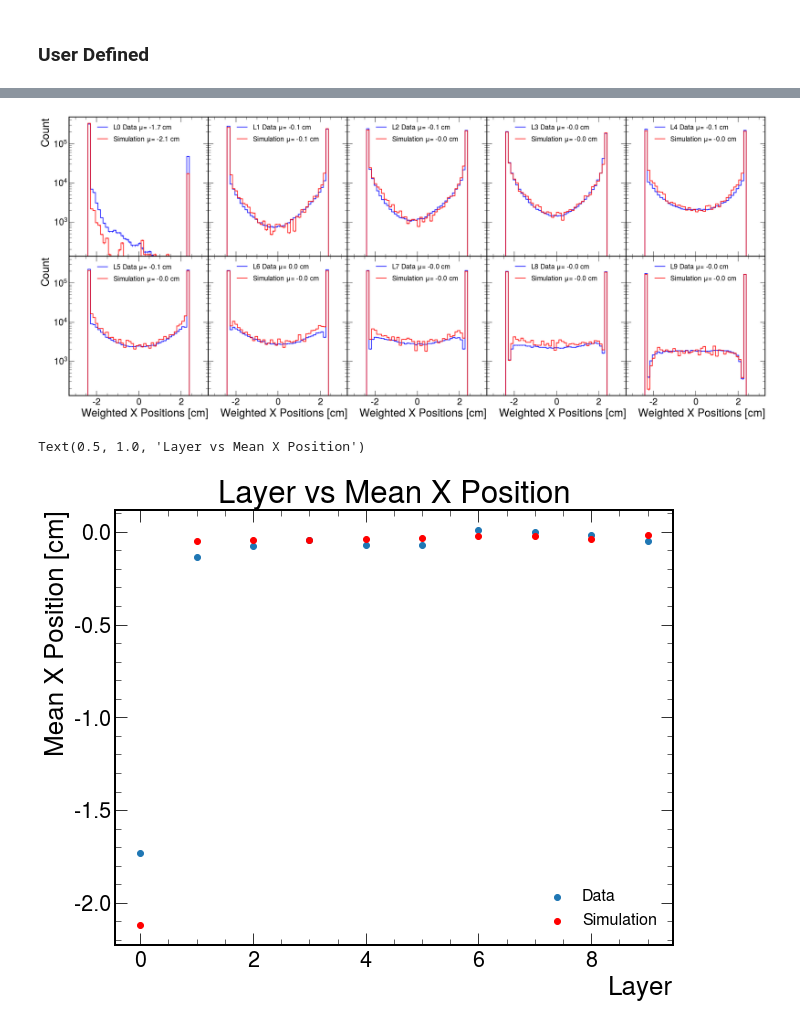
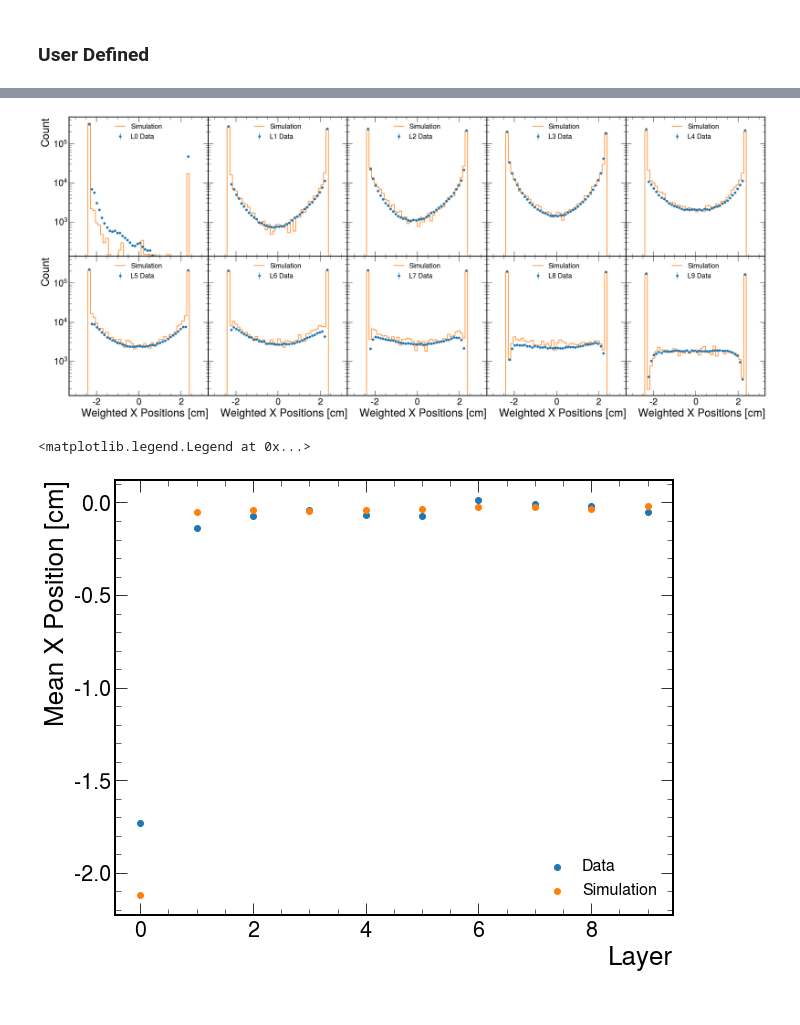
Before and after one commit to sebouh137/beamtest_plots, a Jupyter notebook: TestBeamSimAnalysis.ipynb, the cells around one changed output, grey strips where cells are left out. Cells and saved outputs as stored; diff of their text form; code cells hidden in the pictures.

```diff
--- a/TestBeamSimAnalysis.ipynb
+++ b/TestBeamSimAnalysis.ipynb
@@ -339,26 +473,26 @@ for i in range(40):
     h = hist.Hist(hist.axis.Regular(50, 0, 50, name="data"))
     h.fill(np.array(getattr(data_df,"Ch_{}_LG".format("{:02d}".format(i)))))
     h *= 1.0
-    h.plot(color='blue',label=f"Channel {i} Data")
+    #h.plot(color='blue',label=f"Channel {i} Data")
 
     # Calculate the square root of the histogram values (errors)
     errors = np.sqrt(h.view())
     # Create a numpy array for the bin centers
     bin_centers = 0.5 * (h.axes[0].edges[:-1] + h.axes[0].edges[1:])
     # Plot the histogram with error bars
-    plt.errorbar(bin_centers, h.view(), yerr=errors, fmt='none', ecolor='blue', capsize=0, elinewidth=1, markeredgewidth=0)
+    plt.errorbar(bin_centers, h.view(), yerr=errors, fmt='o', ecolor='tab:blue', color='tab:blue', capsize=0, elinewidth=1, markeredgewidth=0,label=f"Channel {i} Data",zorder=1)
 
     h = hist.Hist(hist.axis.Regular(50, 0, 50, name="sim"))
     h.fill(np.array(getattr(sim_df,"Ch_{}_LG".format("{:02d}".format(i)))))
     h *= beamEvts/simEvts
-    h.plot(color='red',label="Simulation")
+    h.plot(color='tab:orange',label="Simulation",zorder=2)
 
     # Calculate the square root of the histogram values (errors)
     errors = np.sqrt(h.view())
     # Create a numpy array for the bin centers
     bin_centers = 0.5 * (h.axes[0].edges[:-1] + h.axes[0].edges[1:])
     # Plot the histogram with error bars
-    plt.errorbar(bin_centers, h.view(), yerr=errors, fmt='none', ecolor='red', capsize=0, elinewidth=1, markeredgewidth=0)
+    #plt.errorbar(bin_centers, h.view(), yerr=errors, fmt='none', ecolor='tab:orange', capsize=0, elinewidth=1, markeredgewidth=0,zorder=2)
 
     plt.yscale("log")
     plt.legend(loc='upper right', fontsize=20)
@@ -406,7 +540,7 @@ for i in range(10):
     h = hist.Hist(hist.axis.Regular(70, 0, 70, name="data"))
     h.fill(datCh)
     h *= 1.0
-    h.plot(color='blue',label=f"Layer {i} Data")
+    #h.plot(color='blue',label=f"Layer {i} Data")
 
 
     # Calculate the square root of the histogram values (errors)
@@ -414,7 +548,7 @@ for i in range(10):
     # Create a numpy array for the bin centers
     bin_centers = 0.5 * (h.axes[0].edges[:-1] + h.axes[0].edges[1:])
     # Plot the histogram with error bars
-    plt.errorbar(bin_centers, h.view(), yerr=errors, fmt='none', ecolor='blue', capsize=0, elinewidth=1, markeredgewidth=0)
+    plt.errorbar(bin_centers, h.view(), yerr=errors, fmt='o', color='tab:blue', ecolor='tab:blue', capsize=0, elinewidth=1, markeredgewidth=0, label=f"Layer {i} Data",zorder=1)
 
     simCh = calculate_channel_sums(sim_df, channel_numbers)
 
@@ -424,14 +558,14 @@ for i in range(10):
     h = hist.Hist(hist.axis.Regular(70, 0, 70, name="sim"))
     h.fill(simCh)
     h *= beamEvts/simEvts
-    h.plot(color='red',label="Simulation")
+    h.plot(color='tab:orange',label="Simulation",zorder=2)
 
     # Calculate the square root of the histogram values (errors)
     errors = np.sqrt(h.view())
     # Create a numpy array for the bin centers
     bin_centers = 0.5 * (h.axes[0].edges[:-1] + h.axes[0].edges[1:])
     # Plot the histogram with error bars
-    plt.errorbar(bin_centers, h.view(), yerr=errors, fmt='none', ecolor='red', capsize=0, elinewidth=1, markeredgewidth=0)
+    #plt.errorbar(bin_centers, h.view(), yerr=errors, fmt='none', ecolor='red', capsize=0, elinewidth=1, markeredgewidth=0)
 
     plt.yscale("log")
     if i >= 5:
@@ -599,28 +732,28 @@ for i in range(10):
     h = hist.Hist(hist.axis.Regular(50, -4.5, 4.5, name="data"))
     h.fill(layer_y_positions[i])
     h=h*1
-    h.plot(label=f'L{i} Data $\mu$= %2.1f cm'%(np.nanmean(layer_y_positions[i])),color='blue')
+    #h.plot(label=f'L{i} Data $\mu$= %2.1f cm'%(np.nanmean(layer_y_positions[i])),color='blue')
 
     # Calculate the square root of the histogram values (errors)
     errors = np.sqrt(h.view())
     # Create a numpy array for the bin centers
     bin_centers = 0.5 * (h.axes[0].edges[:-1] + h.axes[0].edges[1:])
     # Plot the histogram with error bars
-    plt.errorbar(bin_centers, h.view(), yerr=errors, fmt='none', ecolor='blue', capsize=0, elinewidth=1, markeredgewidth=0)
+    plt.errorbar(bin_centers, h.view(), yerr=errors, fmt='o', ecolor='tab:blue', color='tab:blue', capsize=0, elinewidth=1, markeredgewidth=0, label=f'L{i} Data')
 
     MeanYPos.append(np.nanmean(layer_y_positions[i]))
 
     h = hist.Hist(hist.axis.Regular(50, -4.5, 4.5, name="Simulation"))
     h.fill(simlayer_y_positions[i])
     h = (h / simEvts) * beamEvts
-    h.plot(label='Sim $\mu$= %2.1f cm'%(np.nanmean(simlayer_y_positions[i])),color='red')
+    h.plot(label='Simulation',color='tab:orange')
 
     # Calculate the square root of the histogram values (errors)
     errors = np.sqrt(h.view())
     # Create a numpy array for the bin centers
     bin_centers = 0.5 * (h.axes[0].edges[:-1] + h.axes[0].edges[1:])
     # Plot the histogram with error bars
-    plt.errorbar(bin_centers, h.view(), yerr=errors, fmt='none', ecolor='red', capsize=0, elinewidth=1, markeredgewidth=0)
+    #plt.errorbar(bin_centers, h.view(), yerr=errors, fmt='o', ecolor='red', capsize=0, elinewidth=1, markeredgewidth=0)
 
     SimMeanYPos.append(np.nanmean(simlayer_y_positions[i]))
 
@@ -660,27 +793,27 @@ for i in range(10):
     h = hist.Hist(hist.axis.Regular(50, -3.0, 3.0, name=" "))
     h.fill(layer_x_positions[i])
     h=h*1
-    h.plot(label=f'L{i} Data $\mu$= %2.1f cm'%(np.nanmean(layer_x_positions[i])),color='blue')
+    #h.plot(label=f'L{i} Data $\mu$= %2.1f cm'%(np.nanmean(layer_x_positions[i])),color='blue')
     # Calculate the square root of the histogram values (errors)
     errors = np.sqrt(h.view())
     # Create a numpy array for the bin centers
     bin_centers = 0.5 * (h.axes[0].edges[:-1] + h.axes[0].edges[1:])
     # Plot the histogram with error bars
-    plt.errorbar(bin_centers, h.view(), yerr=errors, fmt='none', ecolor='blue', capsize=0, elinewidth=1, markeredgewidth=0)
+    plt.errorbar(bin_centers, h.view(), yerr=errors, fmt='o', ecolor='tab:blue', color='tab:blue', capsize=0, elinewidth=1, markeredgewidth=0,label=f'L{i} Data')
 
     MeanXPos.append(np.nanmean(layer_x_positions[i]))
 
     h = hist.Hist(hist.axis.Regular(50, -3.0, 3.0, name="sim"))
     h.fill(simlayer_x_positions[i])
     h = (h / simEvts) * beamEvts
-    h.plot(label='Simulation $\mu$= %2.1f cm'%(np.nanmean(simlayer_x_positions[i])),color='red')
+    h.plot(label='Simulation',color='tab:orange')
 
     # Calculate the square root of the histogram values (errors)
     errors = np.sqrt(h.view())
     # Create a numpy array for the bin centers
     bin_centers = 0.5 * (h.axes[0].edges[:-1] + h.axes[0].edges[1:])
     # Plot the histogram with error bars
-    plt.errorbar(bin_centers, h.view(), yerr=errors, fmt='none', ecolor='red', capsize=0, elinewidth=1, markeredgewidth=0)
+    #plt.errorbar(bin_centers, h.view(), yerr=errors, fmt='o', ecolor='red', color='red', capsize=0, elinewidth=1, markeredgewidth=0)
 
 
 
@@ -699,15 +832,17 @@ for i in range(10):
 plt.tight_layout(pad=0.0)
 plt.subplots_adjust(hspace=0.0)
 # %% [output]
-[figure, old version]
+[figure, new version]
 # %%
+#Plot layer vs mean x position
+
 plt.scatter(range(0,10), y=MeanXPos, label='Data')
-plt.scatter(range(0,10), y=SimMeanXPos, color='red', label='Simulation')
+plt.scatter(range(0,10), y=SimMeanXPos, color='tab:orange', label='Simulation')
 plt.xlabel('Layer')
 plt.ylabel('Mean X Position [cm]')
 plt.legend()
-plt.title('Layer vs Mean X Position')
+#plt.title('Layer vs Mean X Position')
 # %% [output]
-Text(0.5, 1.0, 'Layer vs Mean X Position')
+<matplotlib.legend.Legend at 0x...>
-[figure, old version]
+[figure, new version]
 # %%
```
Also changed, not shown: parts of 18 cells of this notebook, 3 other files.
